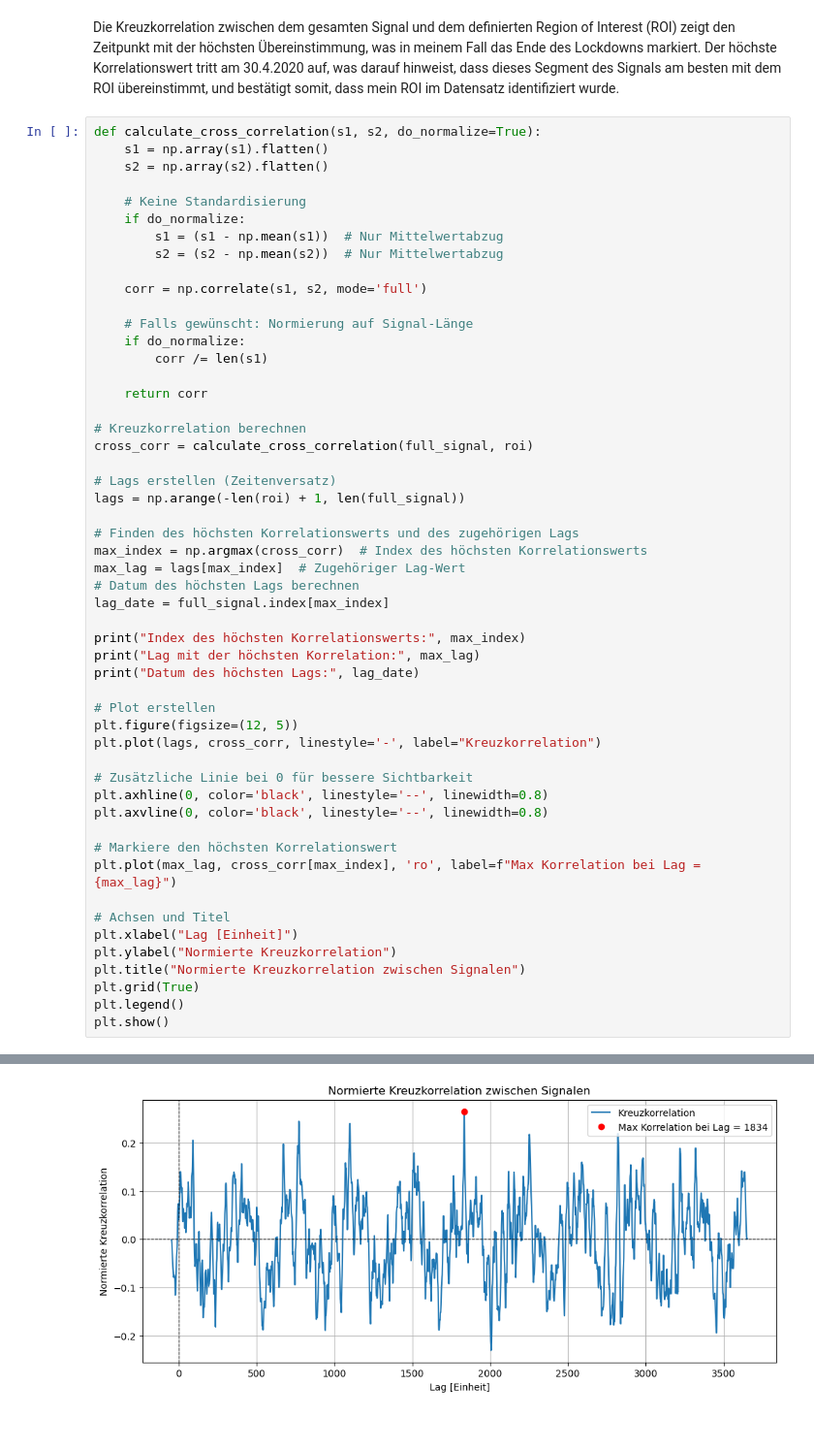
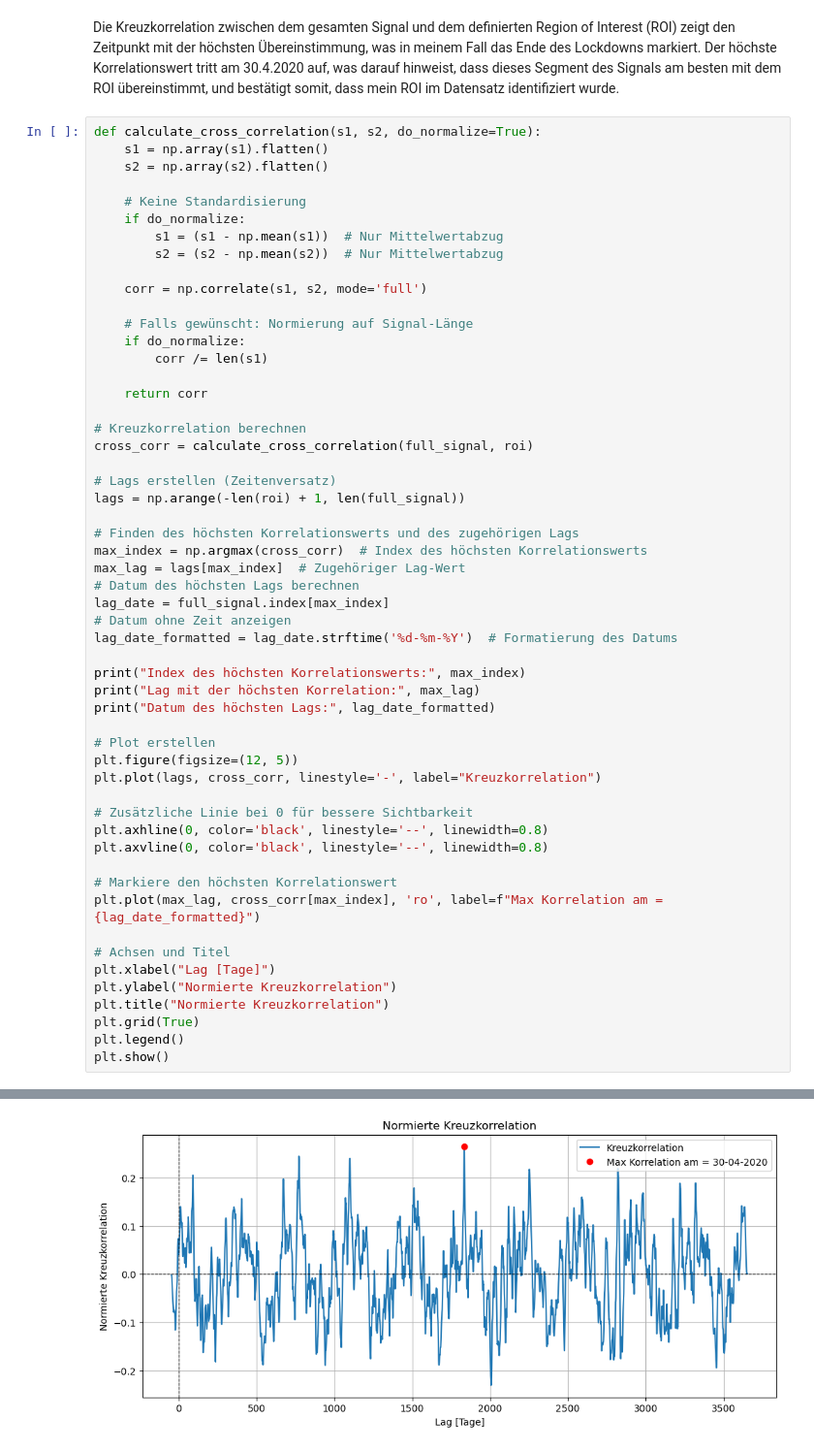
Before and after one commit to Tschoppsilas/GBSV_2025, a Jupyter notebook: MC1/MC1.ipynb, the cells around one changed output, grey strips where cells are left out. Shown: that part at 97% size. Saved outputs shown, nothing was run; the diff lists cells and outputs as text.

```diff
--- a/MC1/MC1.ipynb
+++ b/MC1/MC1.ipynb
@@ -220,10 +220,12 @@ max_index = np.argmax(cross_corr)  # Index des höchsten Korrelationswerts
 max_lag = lags[max_index]  # Zugehöriger Lag-Wert
 # Datum des höchsten Lags berechnen
 lag_date = full_signal.index[max_index]
+# Datum ohne Zeit anzeigen
+lag_date_formatted = lag_date.strftime('%d-%m-%Y')  # Formatierung des Datums
 
 print("Index des höchsten Korrelationswerts:", max_index)
 print("Lag mit der höchsten Korrelation:", max_lag)
-print("Datum des höchsten Lags:", lag_date)
+print("Datum des höchsten Lags:", lag_date_formatted)
 
 # Plot erstellen
 plt.figure(figsize=(12, 5))
@@ -234,12 +236,12 @@ plt.axhline(0, color='black', linestyle='--', linewidth=0.8)
 plt.axvline(0, color='black', linestyle='--', linewidth=0.8)
 
 # Markiere den höchsten Korrelationswert
-plt.plot(max_lag, cross_corr[max_index], 'ro', label=f"Max Korrelation bei Lag = {max_lag}")
+plt.plot(max_lag, cross_corr[max_index], 'ro', label=f"Max Korrelation am = {lag_date_formatted}")
 
 # Achsen und Titel
-plt.xlabel("Lag [Einheit]")
+plt.xlabel("Lag [Tage]")
 plt.ylabel("Normierte Kreuzkorrelation")
-plt.title("Normierte Kreuzkorrelation zwischen Signalen")
+plt.title("Normierte Kreuzkorrelation")
 plt.grid(True)
 plt.legend()
 plt.show()
@@ -250 +252 @@ Datum des höchsten Lags: 2020-04-30 00:00:00+00:00
-[figure, old version]
+[figure, new version]
```
Also changed, not shown: parts of 4 cells of this notebook.
